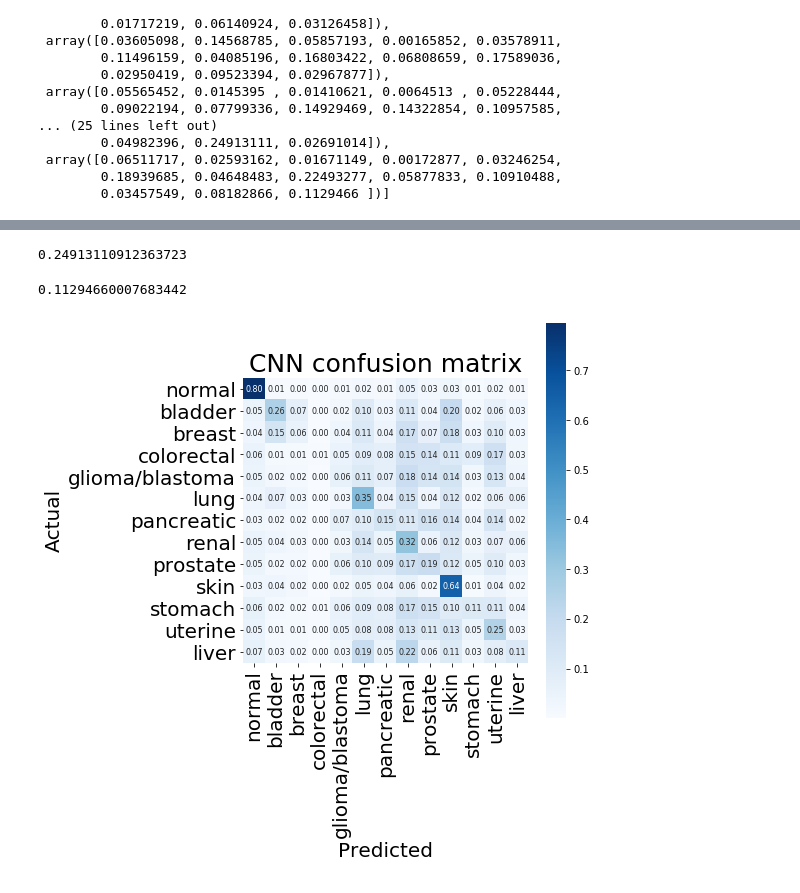
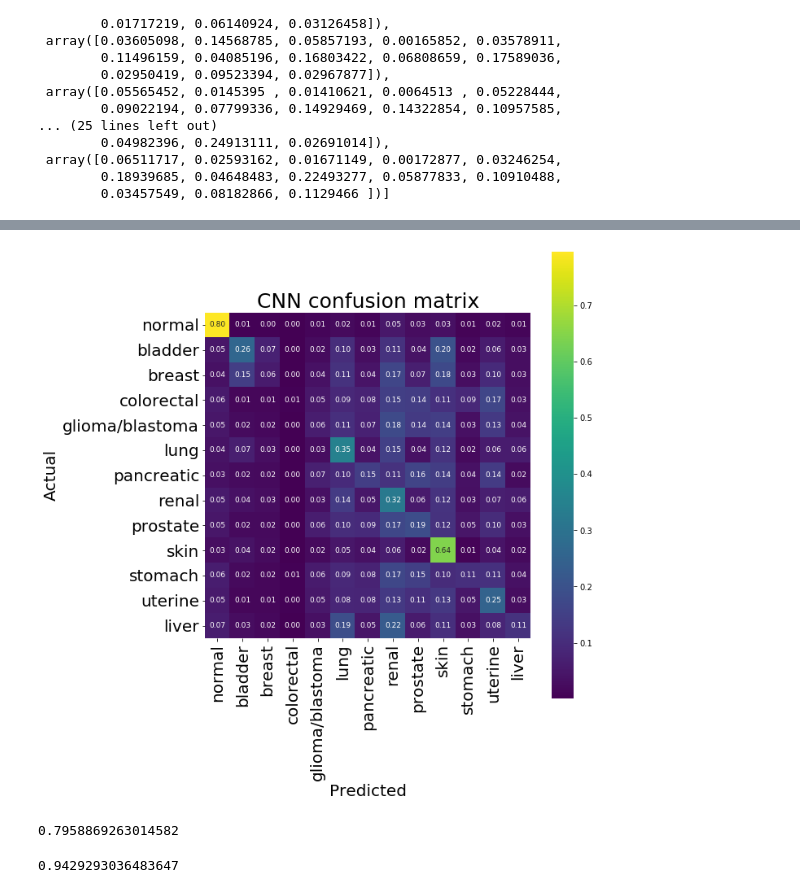
Before and after one commit to Beth526/metis_project_5, a Jupyter notebook: Simple_CNN.ipynb, the cells around one changed output, grey strips where cells are left out. Cells and saved outputs as stored; diff of their text form; code cells hidden in the pictures.

```diff
--- a/Simple_CNN.ipynb
+++ b/Simple_CNN.ipynb
@@ -471,11 +425,3 @@ confusion[10][10]/sum(confusion[10])
-# %%
-confusion[11][11]/sum(confusion[11])
-# %% [output]
-0.24913110912363723
-# %%
-confusion[12][12]/sum(confusion[12])
-# %% [output]
-0.11294660007683442
 # %%
 import matplotlib.pyplot as plt
 # %%
@@ -486,19 +432,27 @@ y_train_tumor = [1]*bladder_train.shape[0]+[2]*breast_train.shape[0]+[3]*colorec
 import matplotlib.pyplot as plt
 %matplotlib inline
 # %%
-plt.figure(figsize=(8,8))
+plt.figure(figsize=(10,10))
 
-sns.heatmap(confusion2,square=True,cmap="Blues",annot=True,annot_kws={'size':8},xticklabels=['normal','bladder','breast','colorectal',\
+sns.heatmap(confusion2,square=True,cmap="plasma",annot=True,annot_kws={'size':9},xticklabels=['normal','bladder','breast','colorectal',\
                                                'glioma/blastoma','lung','pancreatic','renal','prostate','skin','stomach','uterine','liver'],
            yticklabels=['normal','bladder','breast','colorectal',\
                                                'glioma/blastoma','lung','pancreatic','renal','prostate','skin','stomach','uterine','liver'],fmt='.2f')
 
 plt.xticks(fontsize=20)
 plt.yticks(fontsize=20)
 plt.xlabel('Predicted', fontsize=20)
 plt.ylabel('Actual', fontsize=20)
 plt.title('CNN confusion matrix', fontsize=25)
 plt.tight_layout()
-#plt.savefig('model_liver.jpg');
+#plt.savefig('model_liver_plasma.jpg');
 # %% [output]
-[figure, old version]
+[figure, new version]
+# %%
+confusion[0,0]/sum(confusion[0])
+# %% [output]
+0.7958869263014582
+# %%
+confusion[0,0]/sum(confusion[:,0])
+# %% [output]
+0.9429293036483647
```
Also changed, not shown: parts of 124 cells of this notebook.
